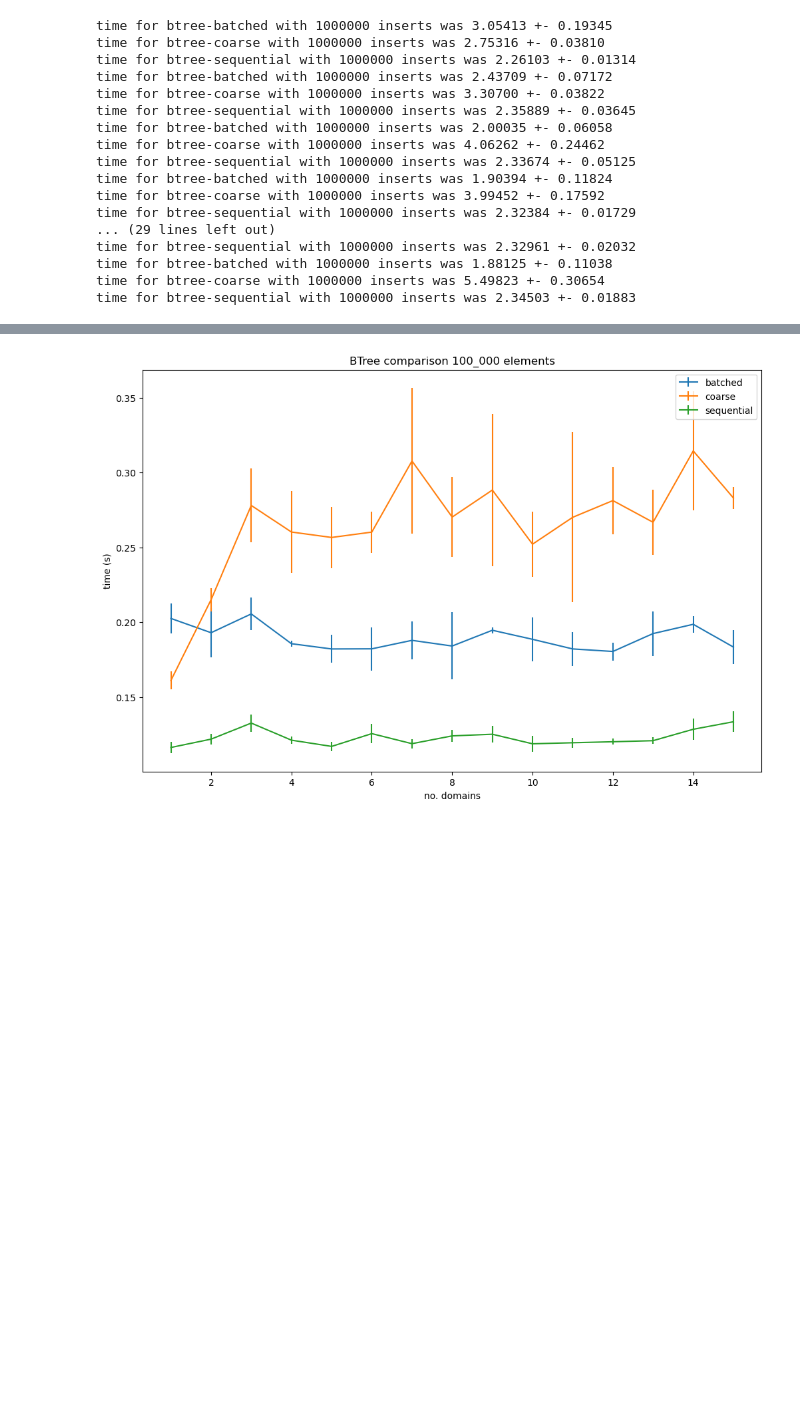
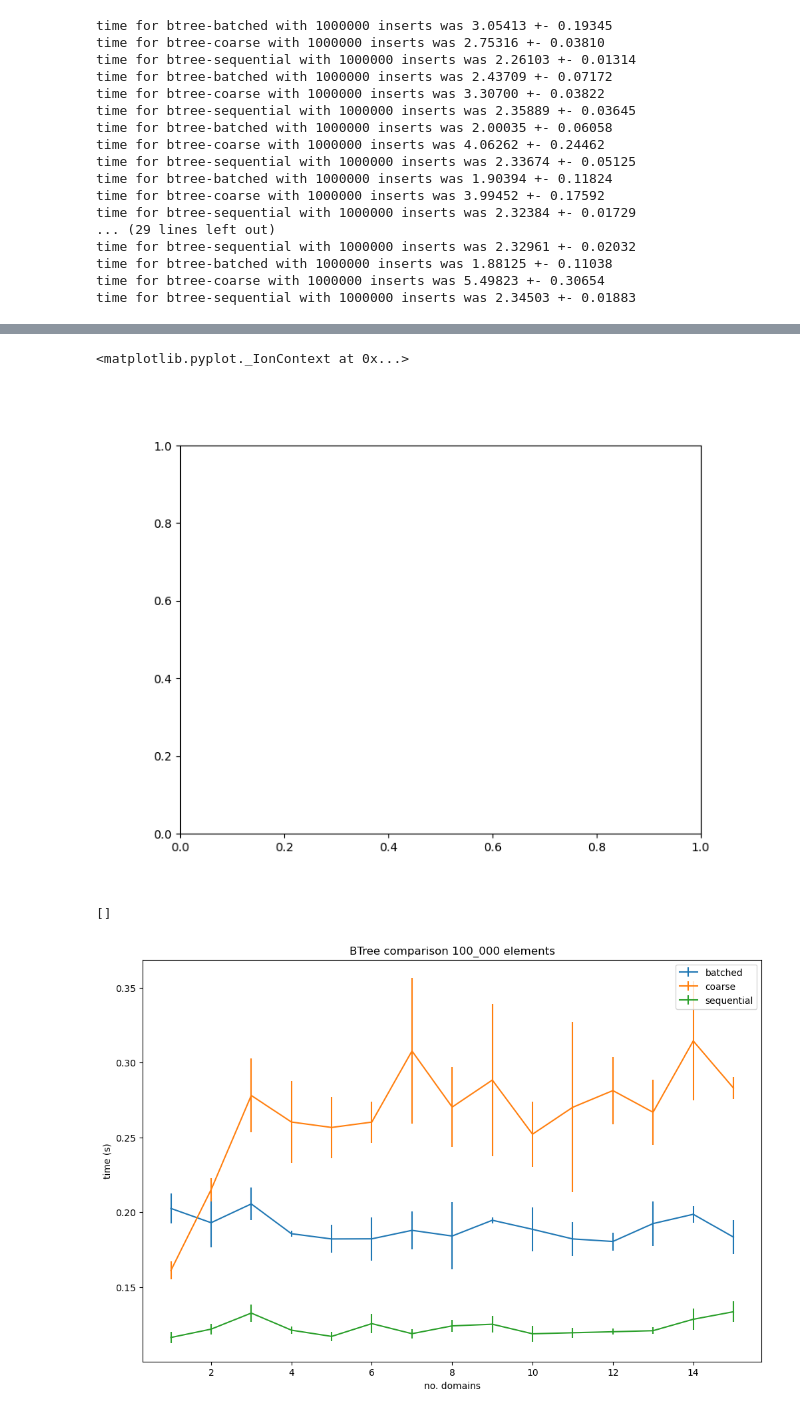
Before and after one commit to phongulus/obatcher, a Jupyter notebook: benchmarks/performance-graphs.ipynb, the cells around one changed output, grey strips where cells are left out. Drawn from its saved outputs; the diff is of its cells as text; code cells hidden in the pictures; blank space fills up the shorter version.

```diff
--- a/benchmarks/performance-graphs.ipynb
+++ b/benchmarks/performance-graphs.ipynb
@@ -77,5 +90,9 @@ plot_results('domains', ["btree-batched", "btree-coarse", "btree-sequential"], r
 # %%
-times = [data['domains'] for data in results]
-batched = [data['batched'] for data in results]
-coarse = [data['coarse'] for data in results]
-sequential = [data['sequential'] for data in results]
+%matplotlib widget
+import time
+fig = plt.figure(figsize=(8,6), dpi=100, facecolor='w', edgecolor='k')
+ax = fig.add_subplot(111)
+plt.ion()
+# %% [output]
+<matplotlib.pyplot._IonContext at 0x...>
+[figure, added]
@@ -82,3 +126,7 @@ sequential = [data['sequential'] for data in results]
+# %%
+results
+# %% [output]
+[]
 # %%
 fig = plt.figure(figsize=(12,8), dpi=100, facecolor='w', edgecolor='k')
 plt.errorbar(times, batched, yerr=[data['batched_var'] for data in results], label="batched")
```
Also changed, not shown: parts of 4 cells of this notebook, 1 other file.
